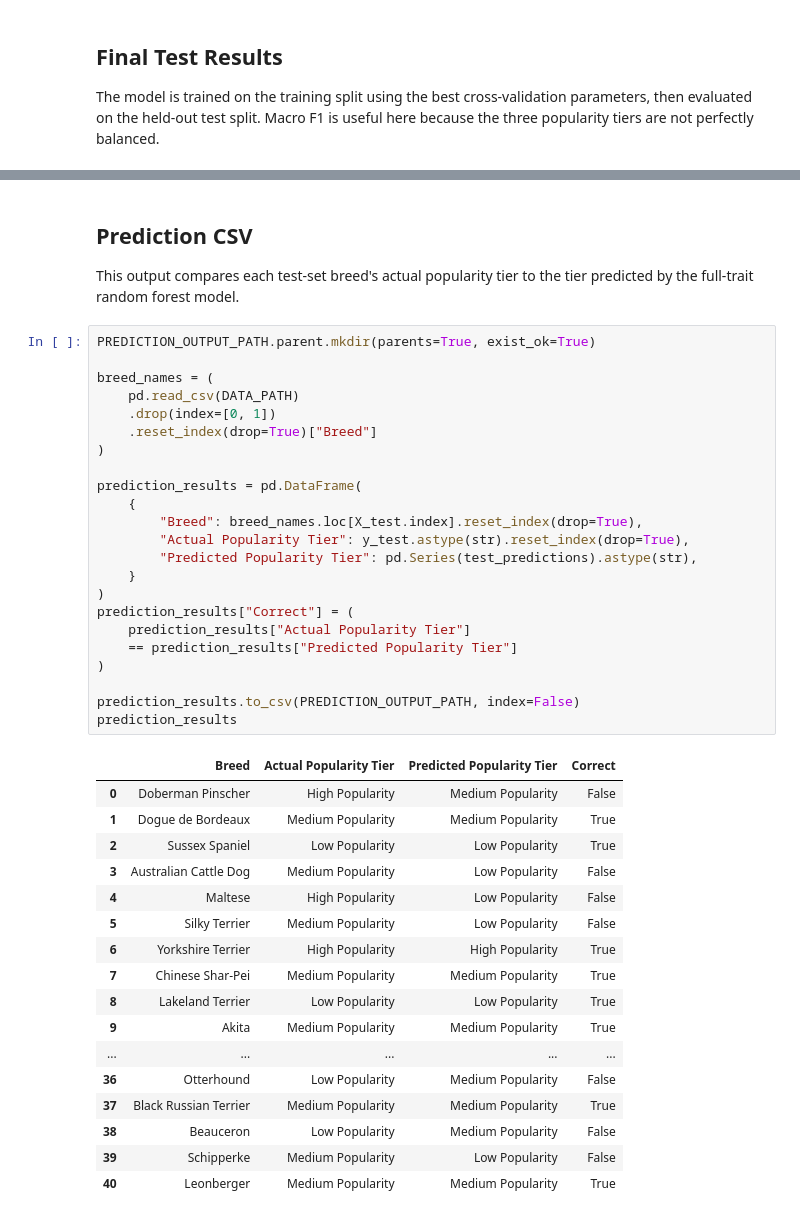
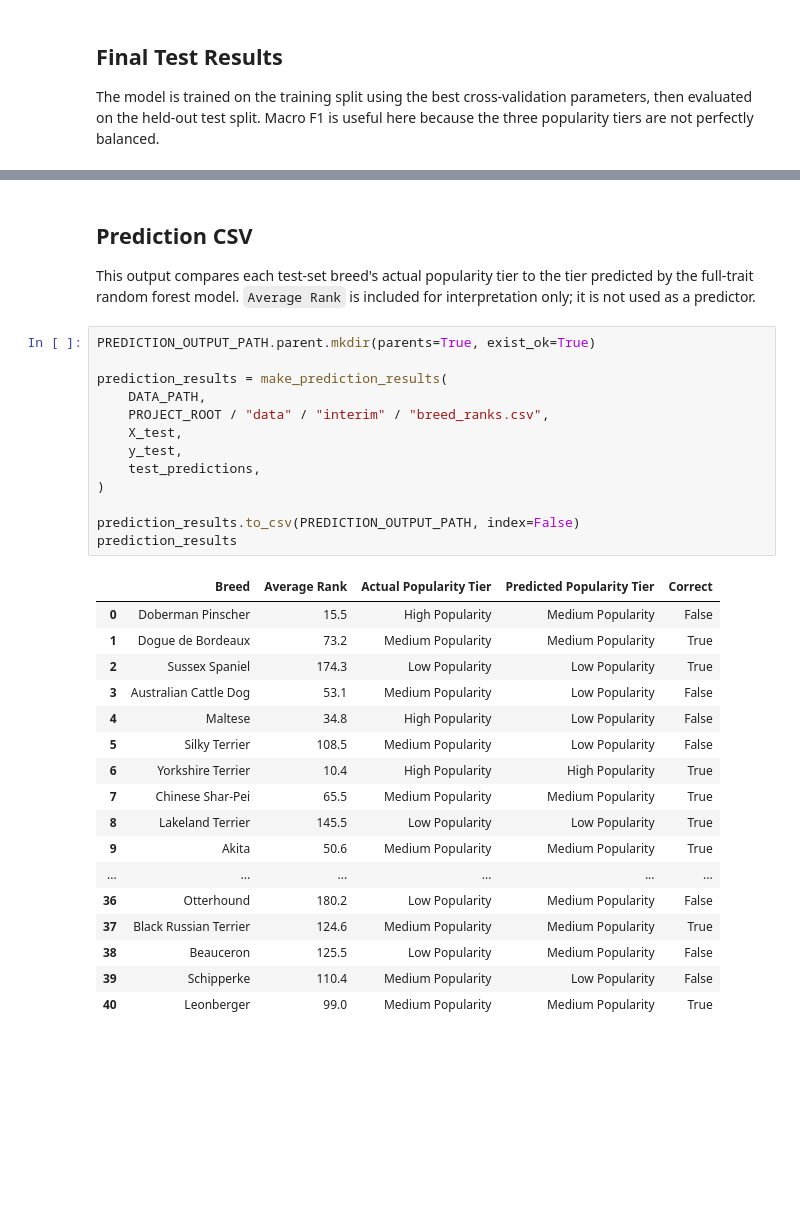
Before and after one commit to summerortega/CSC466_FinalProject, a Jupyter notebook: notebooks/random_forest_full.ipynb, the cells around one changed output, grey strips where cells are left out. Drawn from its saved outputs; the diff is of its cells as text; blank space fills up the shorter version.

```diff
--- a/notebooks/random_forest_full.ipynb
+++ b/notebooks/random_forest_full.ipynb
@@ -160,45 +114,35 @@ plt.show()
 # %% [markdown]
 ## Prediction CSV
 
-This output compares each test-set breed's actual popularity tier to the tier predicted by the full-trait random forest model.
+This output compares each test-set breed's actual popularity tier to the tier predicted by the full-trait random forest model. `Average Rank` is included for interpretation only; it is not used as a predictor.
-# %%
-PREDICTION_OUTPUT_PATH.parent.mkdir(parents=True, exist_ok=True)
-
-breed_names = (
-    pd.read_csv(DATA_PATH)
-    .drop(index=[0, 1])
-    .reset_index(drop=True)["Breed"]
-)
-
-prediction_results = pd.DataFrame(
-    {
-        "Breed": breed_names.loc[X_test.index].reset_index(drop=True),
-        "Actual Popularity Tier": y_test.astype(str).reset_index(drop=True),
-        "Predicted Popularity Tier": pd.Series(test_predictions).astype(str),
-    }
-)
-prediction_results["Correct"] = (
-    prediction_results["Actual Popularity Tier"]
-    == prediction_results["Predicted Popularity Tier"]
-)
-
-prediction_results.to_csv(PREDICTION_OUTPUT_PATH, index=False)
-prediction_results
-# %% [output]
-|  | Breed | Actual Popularity Tier | Predicted Popularity Tier | Correct |
-| 0 | Doberman Pinscher | High Popularity | Medium Popularity | False |
-| 1 | Dogue de Bordeaux | Medium Popularity | Medium Popularity | True |
-| 2 | Sussex Spaniel | Low Popularity | Low Popularity | True |
-| 3 | Australian Cattle Dog | Medium Popularity | Low Popularity | False |
-| 4 | Maltese | High Popularity | Low Popularity | False |
-| 5 | Silky Terrier | Medium Popularity | Low Popularity | False |
-| 6 | Yorkshire Terrier | High Popularity | High Popularity | True |
-| 7 | Chinese Shar-Pei | Medium Popularity | Medium Popularity | True |
-| 8 | Lakeland Terrier | Low Popularity | Low Popularity | True |
-| 9 | Akita | Medium Popularity | Medium Popularity | True |
-| ... | ... | ... | ... | ... |
-| 36 | Otterhound | Low Popularity | Medium Popularity | False |
-| 37 | Black Russian Terrier | Medium Popularity | Medium Popularity | True |
-| 38 | Beauceron | Low Popularity | Medium Popularity | False |
-| 39 | Schipperke | Medium Popularity | Low Popularity | False |
-| 40 | Leonberger | Medium Popularity | Medium Popularity | True |
+# %%
+PREDICTION_OUTPUT_PATH.parent.mkdir(parents=True, exist_ok=True)
+
+prediction_results = make_prediction_results(
+    DATA_PATH,
+    PROJECT_ROOT / "data" / "interim" / "breed_ranks.csv",
+    X_test,
+    y_test,
+    test_predictions,
+)
+
+prediction_results.to_csv(PREDICTION_OUTPUT_PATH, index=False)
+prediction_results
+# %% [output]
+|  | Breed | Average Rank | Actual Popularity Tier | Predicted Popularity Tier | Correct |
+| 0 | Doberman Pinscher | 15.5 | High Popularity | Medium Popularity | False |
+| 1 | Dogue de Bordeaux | 73.2 | Medium Popularity | Medium Popularity | True |
+| 2 | Sussex Spaniel | 174.3 | Low Popularity | Low Popularity | True |
+| 3 | Australian Cattle Dog | 53.1 | Medium Popularity | Low Popularity | False |
+| 4 | Maltese | 34.8 | High Popularity | Low Popularity | False |
+| 5 | Silky Terrier | 108.5 | Medium Popularity | Low Popularity | False |
+| 6 | Yorkshire Terrier | 10.4 | High Popularity | High Popularity | True |
+| 7 | Chinese Shar-Pei | 65.5 | Medium Popularity | Medium Popularity | True |
+| 8 | Lakeland Terrier | 145.5 | Low Popularity | Low Popularity | True |
+| 9 | Akita | 50.6 | Medium Popularity | Medium Popularity | True |
+| ... | ... | ... | ... | ... | ... |
+| 36 | Otterhound | 180.2 | Low Popularity | Medium Popularity | False |
+| 37 | Black Russian Terrier | 124.6 | Medium Popularity | Medium Popularity | True |
+| 38 | Beauceron | 125.5 | Low Popularity | Medium Popularity | False |
+| 39 | Schipperke | 110.4 | Medium Popularity | Low Popularity | False |
+| 40 | Leonberger | 99.0 | Medium Popularity | Medium Popularity | True |
```
Also changed, not shown: parts of 15 cells of this notebook, 13 other files.
